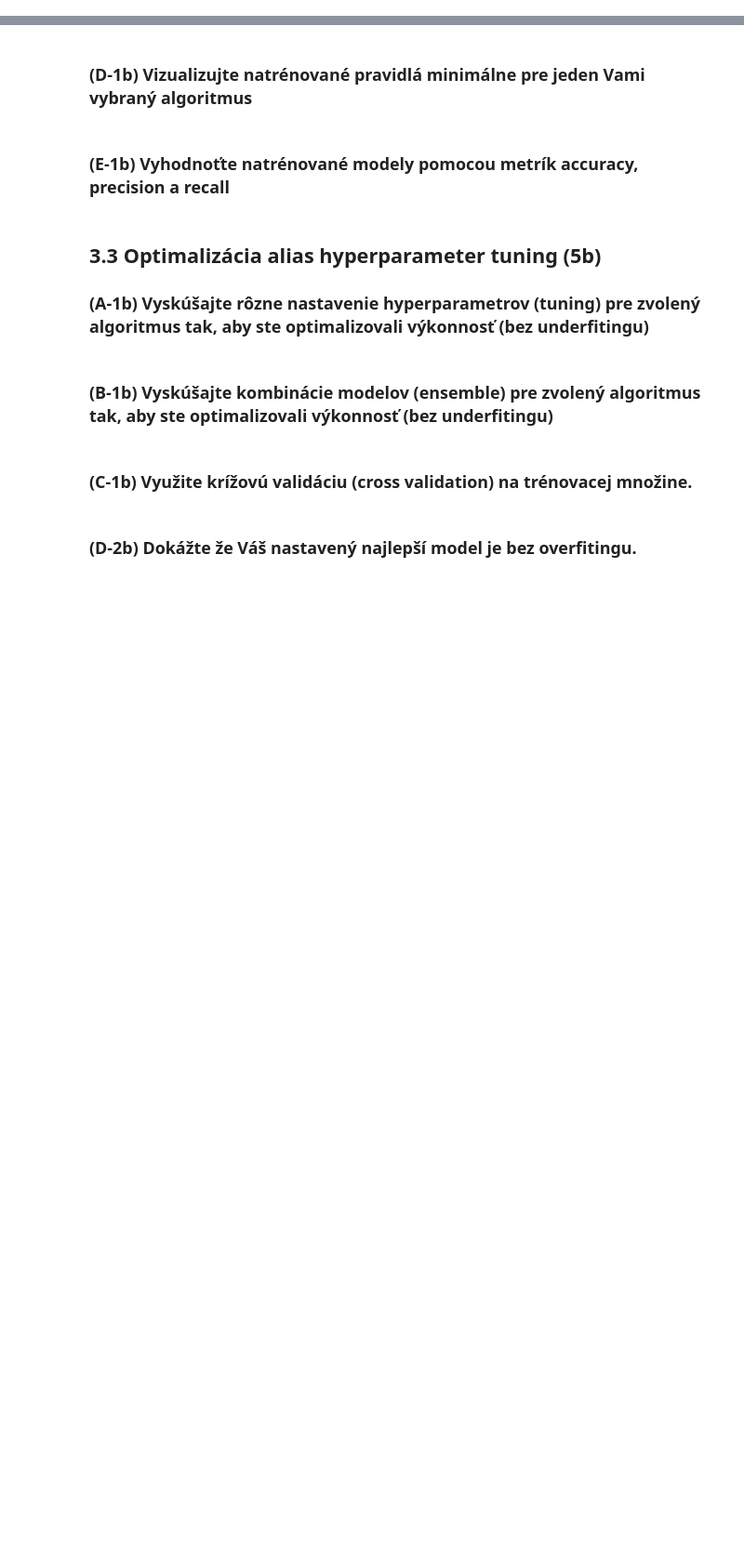
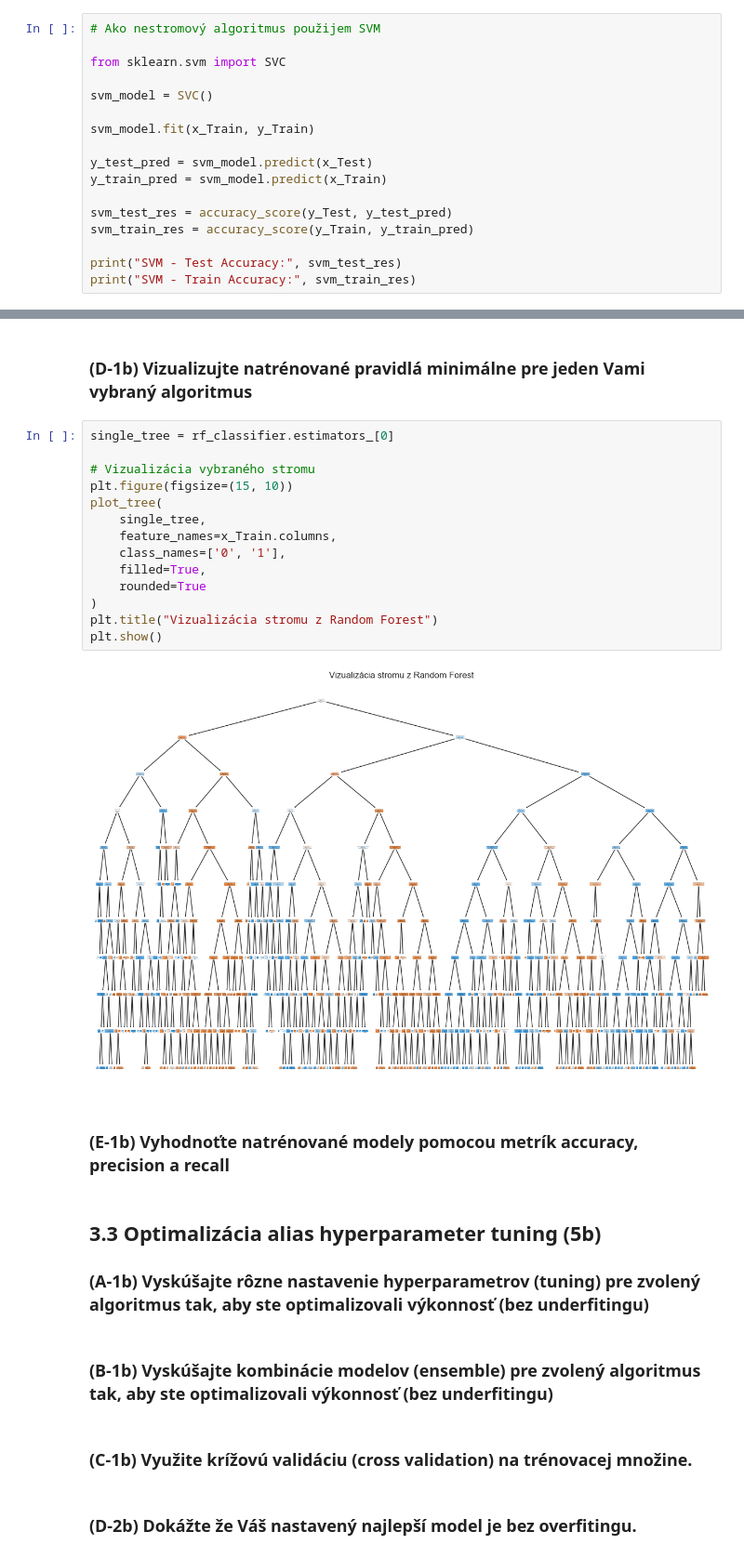
Before and after one commit to JakubIvacek/IAU_PROJECT, a Jupyter notebook: 3Faza.ipynb, the cells around one changed output, grey strips where cells are left out. Shown at 93% size. Drawn from its saved outputs; the diff is of its cells as text; blank space fills up the shorter version.

```diff
--- a/3Faza.ipynb
+++ b/3Faza.ipynb
@@ -222,2 +271,19 @@ Train Recall: 0.9033202231775359
 # %% [markdown]
 ### (B-1b) Porovnajte s jedným iným nestromovým algoritmom v scikit-learn.
+# %%
+# Ako nestromový algoritmus použijem SVM
+
+from sklearn.svm import SVC
+
+svm_model = SVC()
+
+svm_model.fit(x_Train, y_Train)
+
+y_test_pred = svm_model.predict(x_Test)
+y_train_pred = svm_model.predict(x_Train)
+
+svm_test_res = accuracy_score(y_Test, y_test_pred)
+svm_train_res = accuracy_score(y_Train, y_train_pred)
+
+print("SVM - Test Accuracy:", svm_test_res)
+print("SVM - Train Accuracy:", svm_train_res)
@@ -226,5 +313,21 @@ Train Recall: 0.9033202231775359
 # %% [markdown]
 ### (D-1b) Vizualizujte natrénované pravidlá minimálne pre jeden Vami vybraný algoritmus
+# %%
+single_tree = rf_classifier.estimators_[0]
+
+# Vizualizácia vybraného stromu
+plt.figure(figsize=(15, 10))
+plot_tree(
+    single_tree,
+    feature_names=x_Train.columns,
+    class_names=['0', '1'],
+    filled=True,
+    rounded=True
+)
+plt.title("Vizualizácia stromu z Random Forest")
+plt.show()
+# %% [output]
+[figure, added]
 # %% [markdown]
 ### (E-1b) Vyhodnoťte natrénované modely pomocou metrík accuracy, precision a recall
 # %% [markdown]
```
Also changed, not shown: parts of 13 cells of this notebook.
